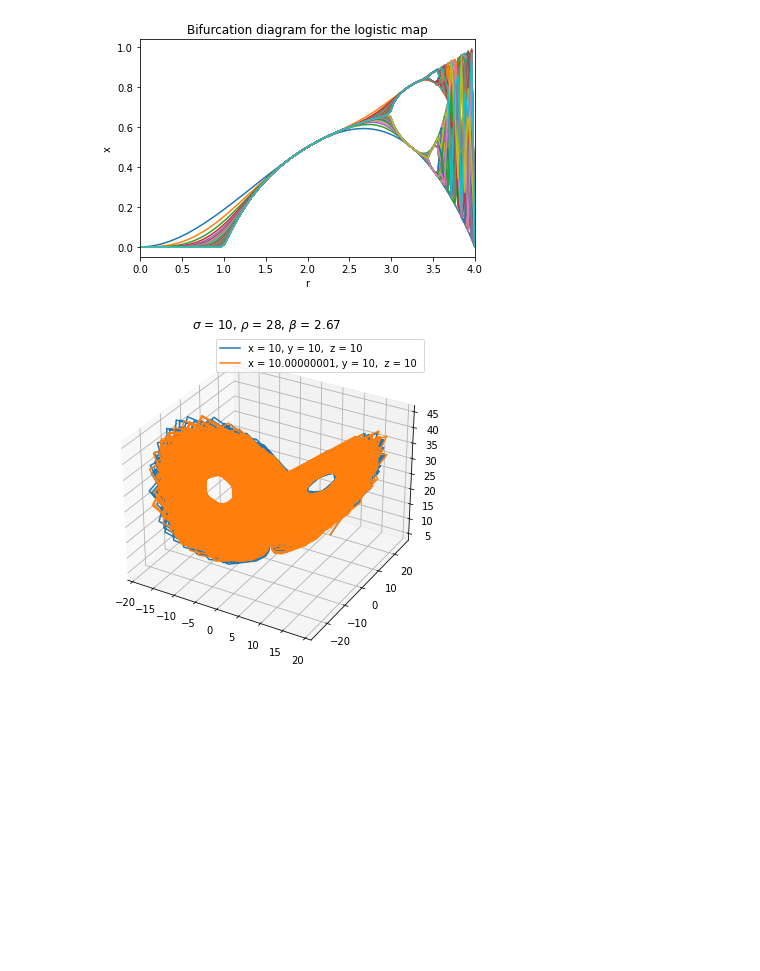
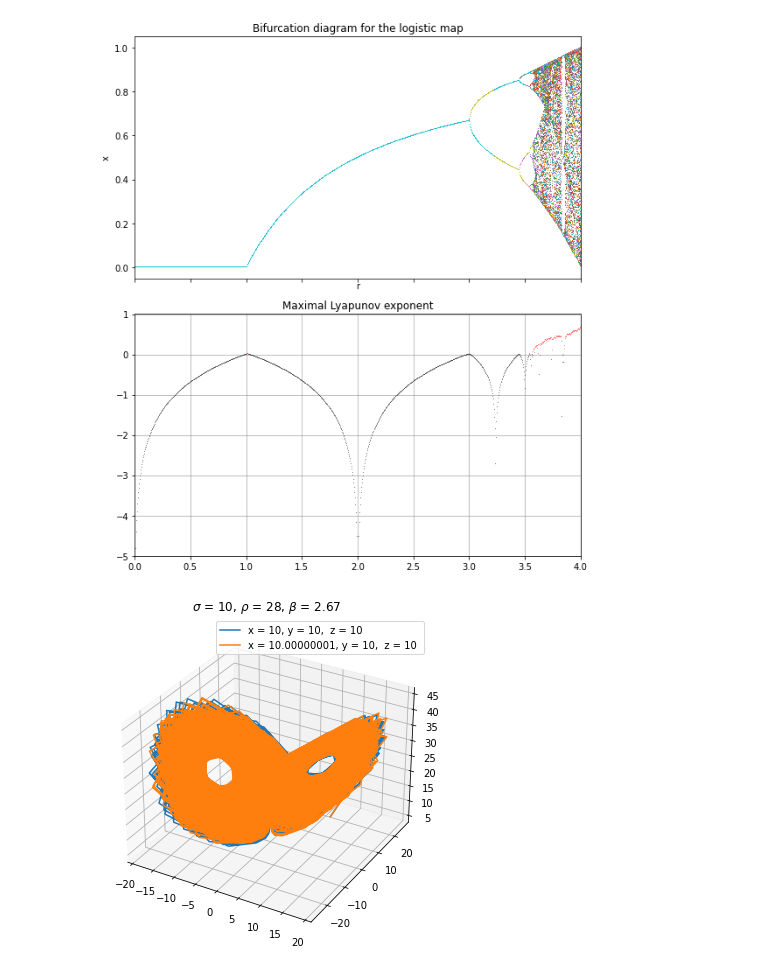
Before and after one commit to ge96rox/MLCMS03, a Jupyter notebook: Task4.ipynb, the cells around one changed output. Cells and saved outputs as stored; diff of their text form; code cells hidden in the pictures; blank space fills up the shorter version.

Commit message:
use same init value for x in task4 and plot maiximal lyapunov exponent

```diff
--- a/Task4.ipynb
+++ b/Task4.ipynb
@@ -9,10 +6,9 @@ The autoreload extension is already loaded. To reload it, use:
 # %%
 r_range = [0, 4]
-x_range = [0, 1]
 
-plot_logistic_map_bifurcation(r_range, x_range, resolution=100, iteration=100)
+plot_logistic_map_bifurcation(r_range,resolution=1000, iteration=1000)
 # %% [output]
-[figure, old version]
+[figure, new version]
 # %%
 rho = 28
 sigma = 10
```
Also changed, not shown: parts of 1 cell of this notebook, 1 other file.
